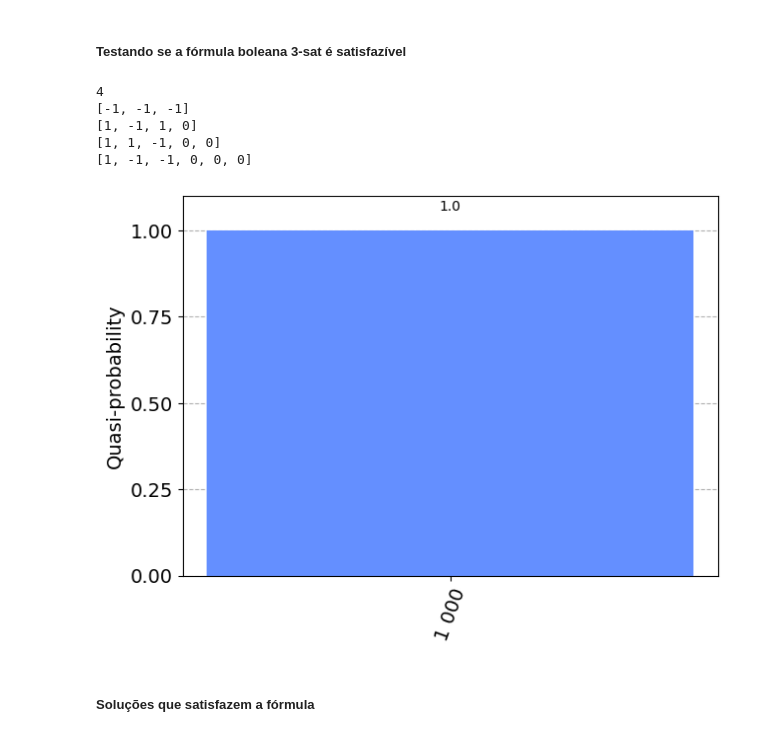
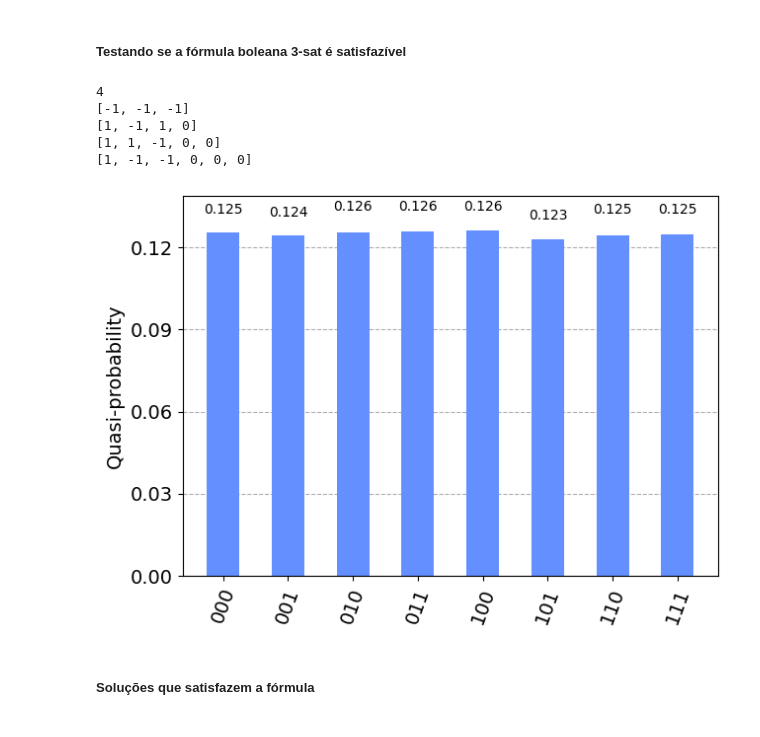
Before and after one commit to bmarrao/PIC, a Jupyter notebook: tp.ipynb, the cells around one changed output. Cells and saved outputs as stored; diff of their text form; code cells hidden in the pictures.

```diff
--- a/tp.ipynb
+++ b/tp.ipynb
@@ -122,15 +122,12 @@ def func (expression):
     qr = QuantumRegister(n_qubits, name = "psi")
     clause_qubits = QuantumRegister(n_formulas, name = "c")
 
-    out_qubit = QuantumRegister(1, name = "output")
-
 
     cr = ClassicalRegister(n_qubits)
-    cr2 = ClassicalRegister(1)
 
 
 
-    qc = QuantumCircuit(qr,clause_qubits,out_qubit,cr,cr2)
+    qc = QuantumCircuit(qr,clause_qubits,cr)
 
     #uniform superposition qr
 
@@ -139,10 +136,6 @@ def func (expression):
     #|-> state clause_qubits
     qc.x(clause_qubits)
     qc.h(clause_qubits)
-
-     #|-> state clause_qubits
-    qc.x(out_qubit)
-    qc.h(out_qubit)
 
     elements = 2**n_qubits
     n_solutions = elements -n_formulas
@@ -188,13 +181,6 @@ def func (expression):
 
     qc.barrier()
 
-    qc.barrier()
-    #qc.x(clause_qubits)
-    qc.mct(clause_qubits,out_qubit)
-    qc.h(out_qubit)
-
-    qc.barrier()
-
 
     #for i in range(2,len(lines)):
     return qc,qr,out_qubit,cr,cr2
@@ -228,16 +215,17 @@ p cnf 3 4
 ##### Testando se a fórmula boleana 3-sat é satisfazível
 # %%
 qc,qr,out_qubit,cr,cr2= func(expression)
-qc.measure(out_qubit,cr2)
 #qc.measure_all()
+qc.measure(qr,cr)
+
 counts = execute_circuit(qc,shots= 100000)
 plot_distribution(counts)
 # %% [output]
 4
 [-1, -1, -1]
 [1, -1, 1, 0]
 [1, 1, -1, 0, 0]
 [1, -1, -1, 0, 0, 0]
-[figure, old version]
+[figure, new version]
 # %% [markdown]
 ##### Soluções que satisfazem a fórmula
```
Also changed, not shown: parts of 9 cells of this notebook, 1 other file.
